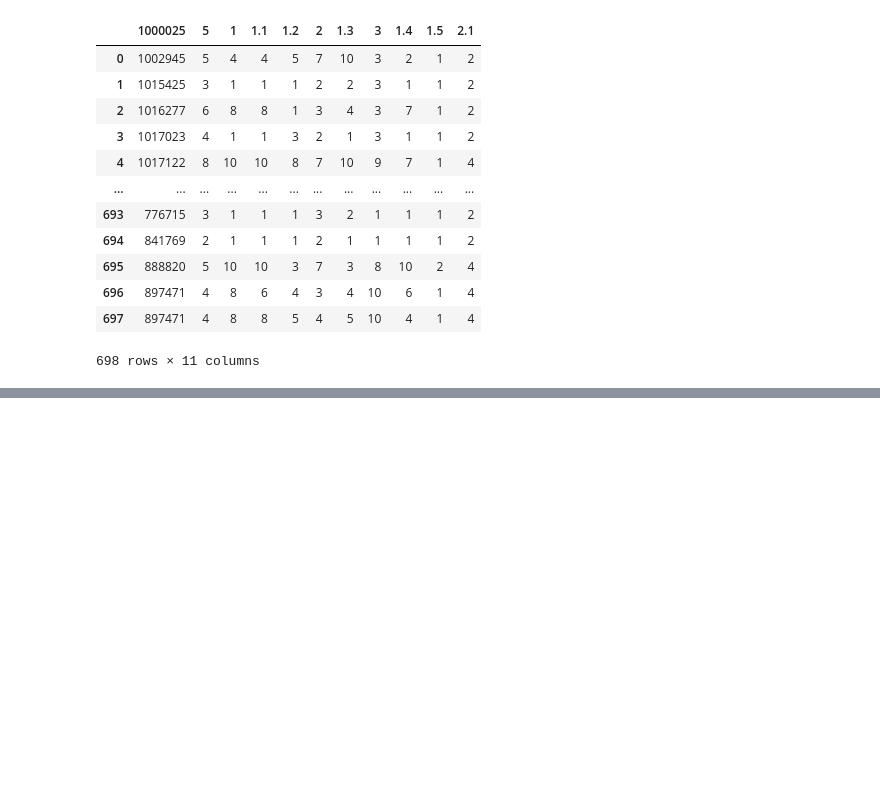
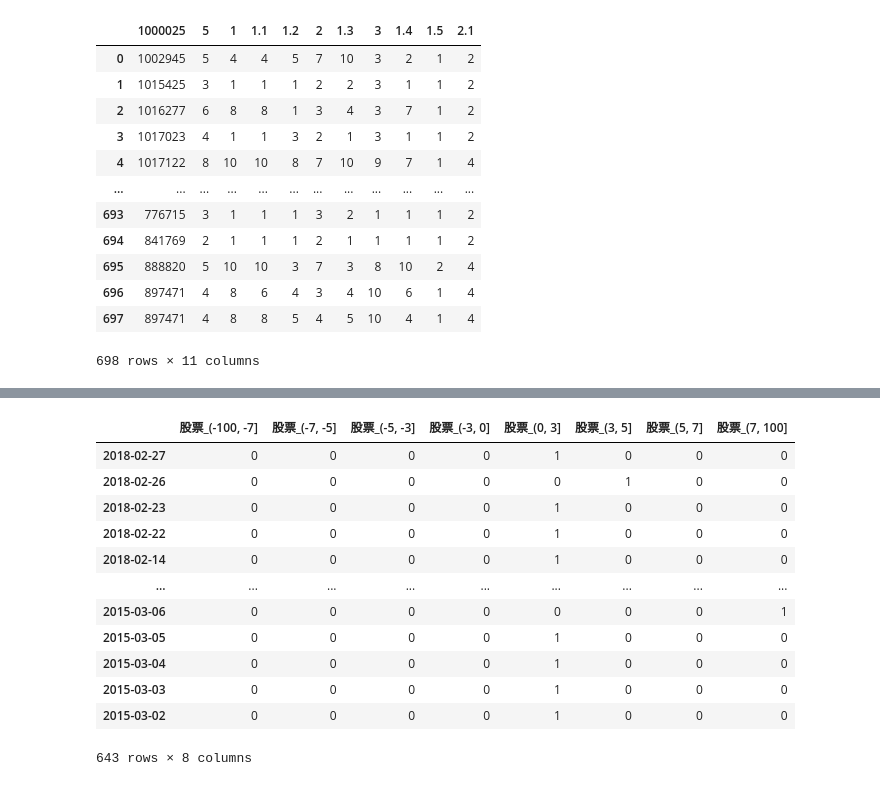
Before and after one commit to NekoSilverFox/Data-Mining, a Jupyter notebook: 003 - Pandas/Pandas.ipynb, the cells around one changed output, grey strips where cells are left out. Saved outputs shown, nothing was run; the diff lists cells and outputs as text; code cells hidden in the pictures; blank space fills up the shorter version.

```diff
--- a/003 - Pandas/Pandas.ipynb
+++ b/003 - Pandas/Pandas.ipynb
@@ -1290,0 +1307,4 @@ data = data.replace(to_replace='?', value=np.nan)
+# %%
+# 1. 读取数据
+data = pd.read_csv('./data/stock_day/stock_day.csv', usecols=['p_change'])
+type(data)
@@ -1290,0 +1331,3 @@ data = data.replace(to_replace='?', value=np.nan)
+# %%
+sr = pd.cut(x=data['p_change'], bins=[-100, -7, -5, -3, 0, 3, 5, 7, 100])  # cut 自定义分组
+sr
@@ -1290,0 +1360,18 @@ data = data.replace(to_replace='?', value=np.nan)
+# %%
+# 3. 将分组好的结果转换为 one-hot 编码或哑变量
+sr = pd.get_dummies(data=sr, prefix='股票')
+sr
+# %% [output]
+|  | 股票_(-100, -7] | 股票_(-7, -5] | 股票_(-5, -3] | 股票_(-3, 0] | 股票_(0, 3] | 股票_(3, 5] | 股票_(5, 7] | 股票_(7, 100] |
+| 2018-02-27 | 0 | 0 | 0 | 0 | 1 | 0 | 0 | 0 |
+| 2018-02-26 | 0 | 0 | 0 | 0 | 0 | 1 | 0 | 0 |
+| 2018-02-23 | 0 | 0 | 0 | 0 | 1 | 0 | 0 | 0 |
+| 2018-02-22 | 0 | 0 | 0 | 0 | 1 | 0 | 0 | 0 |
+| 2018-02-14 | 0 | 0 | 0 | 0 | 1 | 0 | 0 | 0 |
+| ... | ... | ... | ... | ... | ... | ... | ... | ... |
+| 2015-03-06 | 0 | 0 | 0 | 0 | 0 | 0 | 0 | 1 |
+| 2015-03-05 | 0 | 0 | 0 | 0 | 1 | 0 | 0 | 0 |
+| 2015-03-04 | 0 | 0 | 0 | 0 | 1 | 0 | 0 | 0 |
+| 2015-03-03 | 0 | 0 | 0 | 0 | 1 | 0 | 0 | 0 |
+| 2015-03-02 | 0 | 0 | 0 | 0 | 1 | 0 | 0 | 0 |
+643 rows × 8 columns
```
Also changed, not shown: parts of 6 cells of this notebook, 1 other file.
